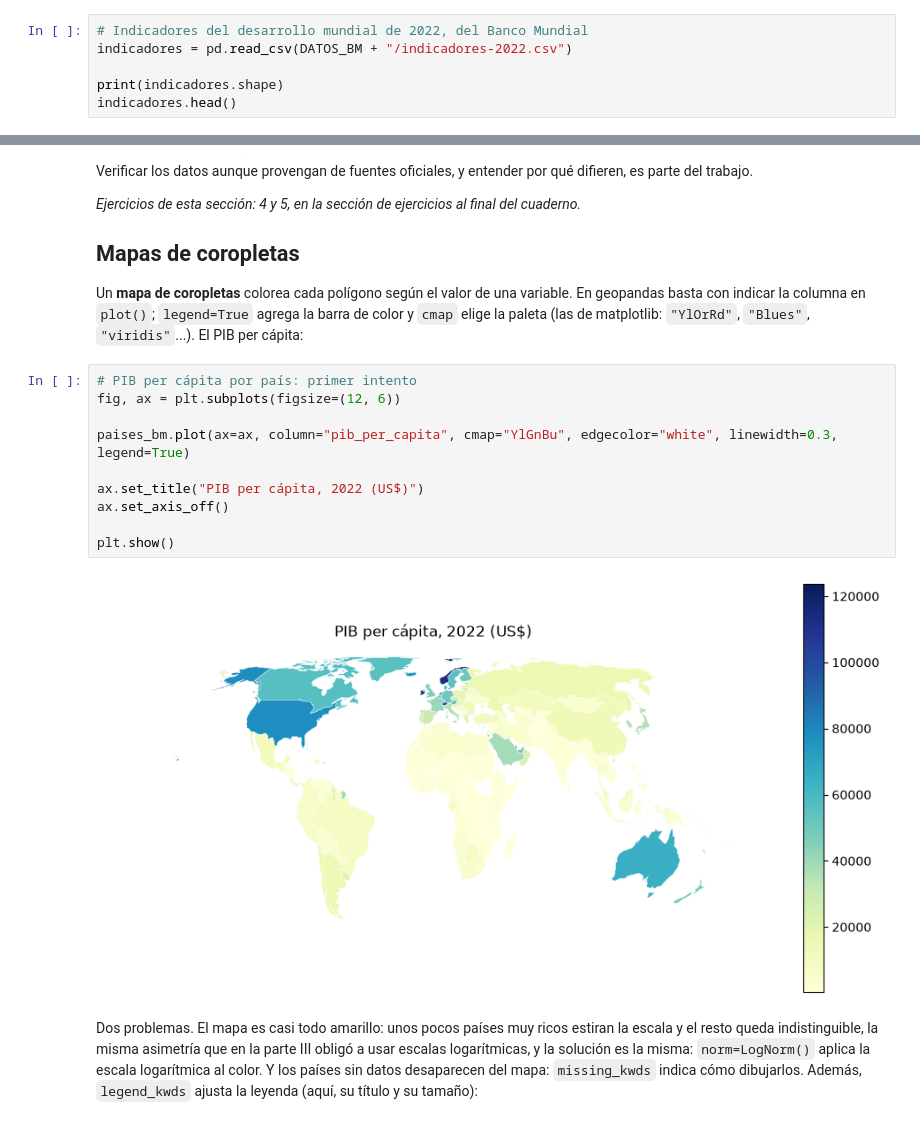
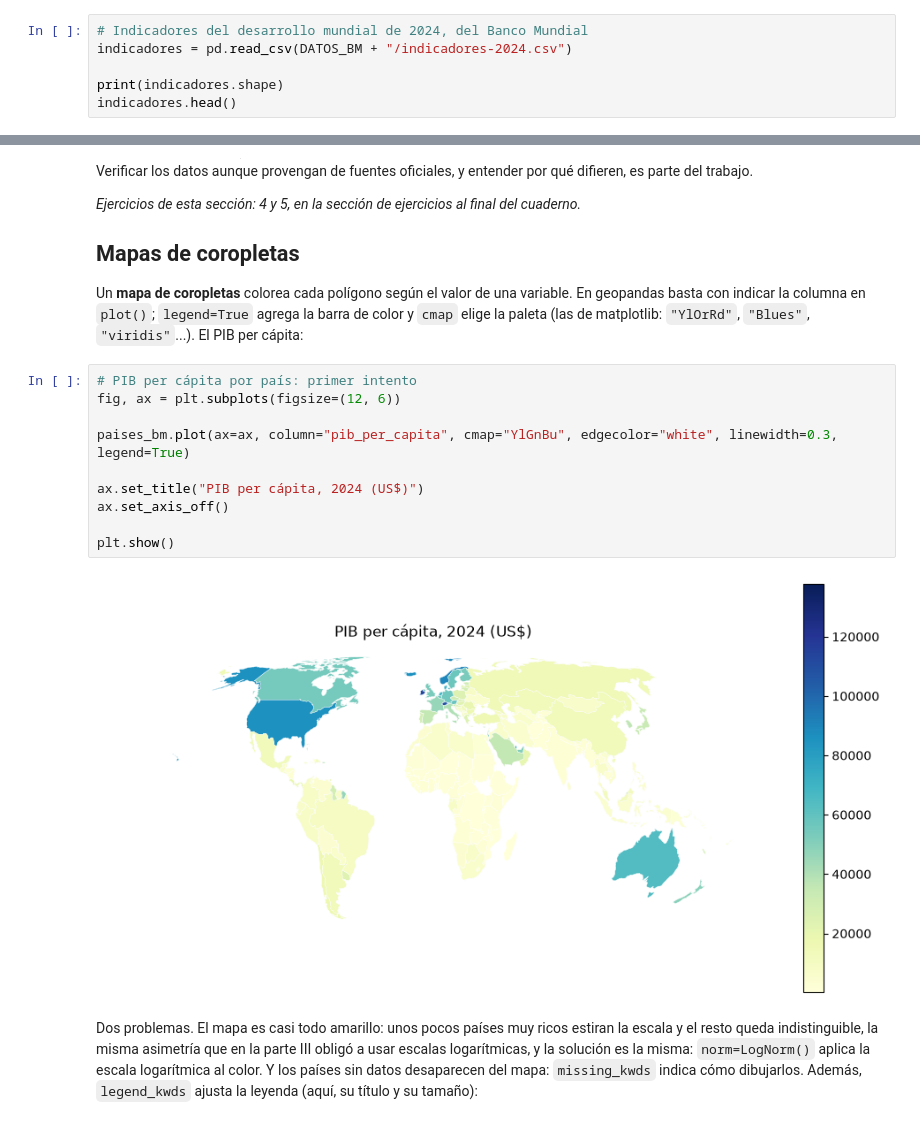
Before and after one commit to gf0657-programacionsig/2026-ii, a Jupyter notebook: contenidos/iv-procesamiento-datos-geoespaciales/17-geopandas-datos-vectoriales.ipynb, the cells around one changed output, grey strips where cells are left out. Drawn from its saved outputs; the diff is of its cells as text.

```diff
--- a/contenidos/iv-procesamiento-datos-geoespaciales/17-geopandas-datos-vectoriales.ipynb
+++ b/contenidos/iv-procesamiento-datos-geoespaciales/17-geopandas-datos-vectoriales.ipynb
@@ -295,8 +295,8 @@ Costa Rica mide unos 51 100 km², la cifra oficial. CRTM05 está diseñada para
 
 Las capas de Natural Earth traen la geometría y unos pocos atributos; los indicadores actuales están en el CSV del Banco Mundial. Ambas fuentes identifican los países con códigos de tres letras, así que se unen con `merge()`, exactamente como en la [parte II](https://gf0657-programacionsig.github.io/2026-ii/pandas-agrupacion-uniones/) de la serie *pandas*. El resultado es un GeoDataFrame **siempre que el GeoDataFrame esté a la izquierda**, es decir, que sea el objeto sobre el que se llama a `merge()`:
 # %%
-# Indicadores del desarrollo mundial de 2022, del Banco Mundial
-indicadores = pd.read_csv(DATOS_BM + "/indicadores-2022.csv")
+# Indicadores del desarrollo mundial de 2024, del Banco Mundial
+indicadores = pd.read_csv(DATOS_BM + "/indicadores-2024.csv")
 
 print(indicadores.shape)
 indicadores.head()
@@ -391,15 +391,15 @@ Un **mapa de coropletas** colorea cada polígono según el valor de una variable
 # %%
 # PIB per cápita por país: primer intento
 fig, ax = plt.subplots(figsize=(12, 6))
 
 paises_bm.plot(ax=ax, column="pib_per_capita", cmap="YlGnBu", edgecolor="white", linewidth=0.3, legend=True)
 
-ax.set_title("PIB per cápita, 2022 (US$)")
+ax.set_title("PIB per cápita, 2024 (US$)")
 ax.set_axis_off()
 
 plt.show()
 # %% [output]
-[figure, old version]
+[figure, new version]
 # %% [markdown]
 Dos problemas. El mapa es casi todo amarillo: unos pocos países muy ricos estiran la escala y el resto queda indistinguible, la misma asimetría que en la parte III obligó a usar escalas logarítmicas, y la solución es la misma: `norm=LogNorm()` aplica la escala logarítmica al color. Y los países sin datos desaparecen del mapa: `missing_kwds` indica cómo dibujarlos. Además, `legend_kwds` ajusta la leyenda (aquí, su título y su tamaño):
 # %%
```
Also changed, not shown: parts of 8 cells of this notebook.
